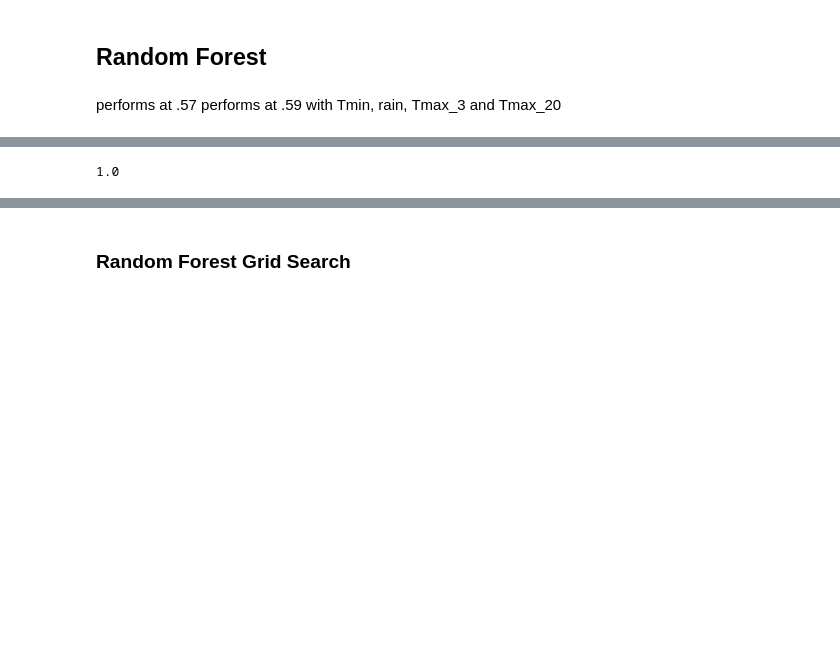
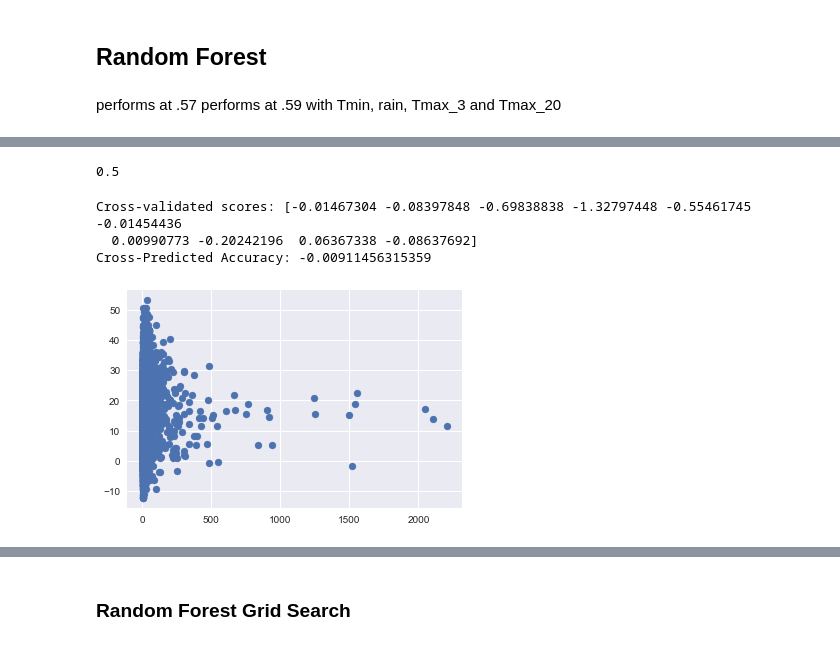
Before and after one commit to doyleax/West-Nile-Virus-Prediction, a Jupyter notebook: EDA-JD.ipynb, the cells around one changed output, grey strips where cells are left out. Cells and saved outputs as stored; diff of their text form; code cells hidden in the pictures; blank space fills up the shorter version.

```diff
--- a/EDA-JD.ipynb
+++ b/EDA-JD.ipynb
@@ -297,4 +184,55 @@ RF_model= RF.fit(X_train,y_train)
-# %%
-RF_model.score(X_train,y_train)
-# %% [output]
-1.0
+# %%
+from sklearn.preprocessing import MinMaxScaler, StandardScaler
+
+features = traps.columns.drop(['Species','Date','Trap','Spray','Spray_Days_Ago','WnvPresent'])
+
+traps_minmax = pd.DataFrame(MinMaxScaler().fit_transform(traps[features]),columns=features)
+
+X = traps_minmax[features]
+y = traps.WnvPresent
+
+X_train, X_test, y_train, y_test = train_test_split(X, y,stratify=y, test_size=0.33, random_state=0)
+
+RF = RandomForestClassifier(n_estimators = 5, bootstrap=True, max_depth=3,
+                            max_features='auto',min_samples_leaf= 1, min_samples_split= 4)
+RF_model= RF.fit(X_train,y_train)
+score_model(RF_model)
+# %% [output]
+0.5
+# %%
+## create model to predict nummosquitos
+
+from sklearn import linear_model
+lm = linear_model.LinearRegression()
+
+
+features = traps.columns.drop(['Species','Date','Trap','Spray','Spray_Days_Ago','NumMosquitos'])
+
+# traps_minmax = pd.DataFrame(MinMaxScaler().fit_transform(traps[features]),columns=features)
+
+# X = traps_minmax[features]
+X = traps[features]
+y = traps.NumMosquitos
+
+X_train, X_test, y_train, y_test = train_test_split(X, y, test_size=0.33, random_state=0)
+
+mosquitos = lm.fit(X_train,y_train)
+# %%
+from sklearn.model_selection import cross_val_score, cross_val_predict
+from sklearn import metrics
+
+model = mosquitos
+df = X
+folds=10
+scores = cross_val_score(model, df, y, cv=folds)
+print "Cross-validated scores:", scores
+# Make cross validated predictions
+predictions = cross_val_predict(model, df, y, cv=folds)
+plt.scatter(y, predictions)
+accuracy = metrics.r2_score(y, predictions)
+print "Cross-Predicted Accuracy:", accuracy
+# %% [output]
+Cross-validated scores: [-0.01467304 -0.08397848 -0.69838838 -1.32797448 -0.55461745 -0.01454436
+  0.00990773 -0.20242196  0.06367338 -0.08637692]
+Cross-Predicted Accuracy: -0.00911456315359
+[figure, added]
```
Also changed, not shown: parts of 45 cells of this notebook, 2 other files.
